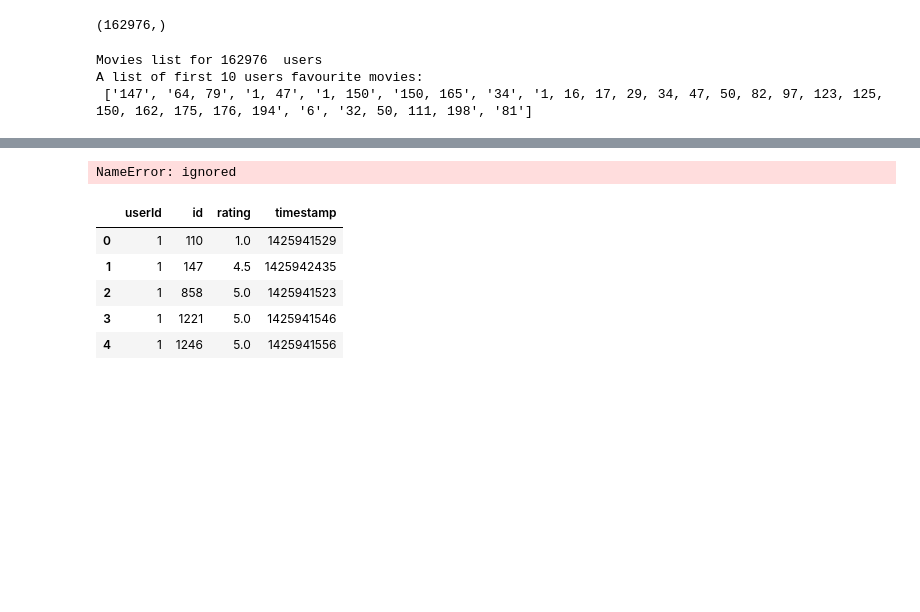
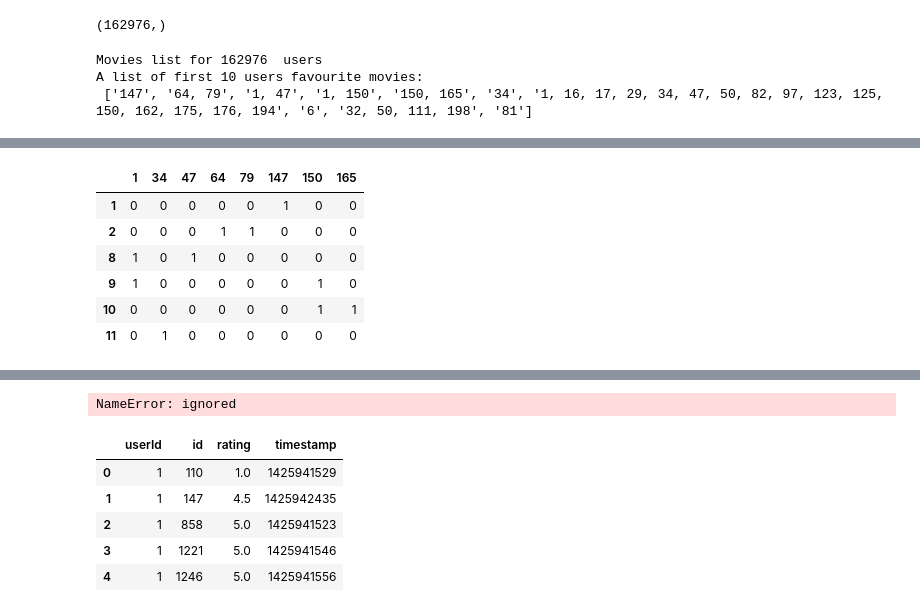
Before and after one commit to haidour18/Benchemarking-Recommender-systems-, a Jupyter notebook: Kmeans.ipynb, the cells around one changed output, grey strips where cells are left out. Drawn from its saved outputs; the diff is of its cells as text; code cells hidden in the pictures; blank space fills up the shorter version.

```diff
--- a/Kmeans.ipynb
+++ b/Kmeans.ipynb
@@ -201,0 +231,3 @@ A list of first 10 users favourite movies:
+# %%
+first_6_users_SM = users_fav_movies[users_fav_movies['userId'].isin(users[:6])].sort_values('userId')
+first_6_users_SM.T
@@ -201,0 +240,10 @@ A list of first 10 users favourite movies:
+# %%
+df_sparseMatrix.loc[np.unique(first_6_users_SM['userId']), list(map(str, np.unique(first_6_users_SM['movieId'])))]
+# %% [output]
+|  | 1 | 34 | 47 | 64 | 79 | 147 | 150 | 165 |
+| 1 | 0 | 0 | 0 | 0 | 0 | 1 | 0 | 0 |
+| 2 | 0 | 0 | 0 | 1 | 1 | 0 | 0 | 0 |
+| 8 | 1 | 0 | 1 | 0 | 0 | 0 | 0 | 0 |
+| 9 | 1 | 0 | 0 | 0 | 0 | 0 | 1 | 0 |
+| 10 | 0 | 0 | 0 | 0 | 0 | 0 | 1 | 1 |
+| 11 | 0 | 1 | 0 | 0 | 0 | 0 | 0 | 0 |
```
Also changed, not shown: parts of 19 cells of this notebook.
